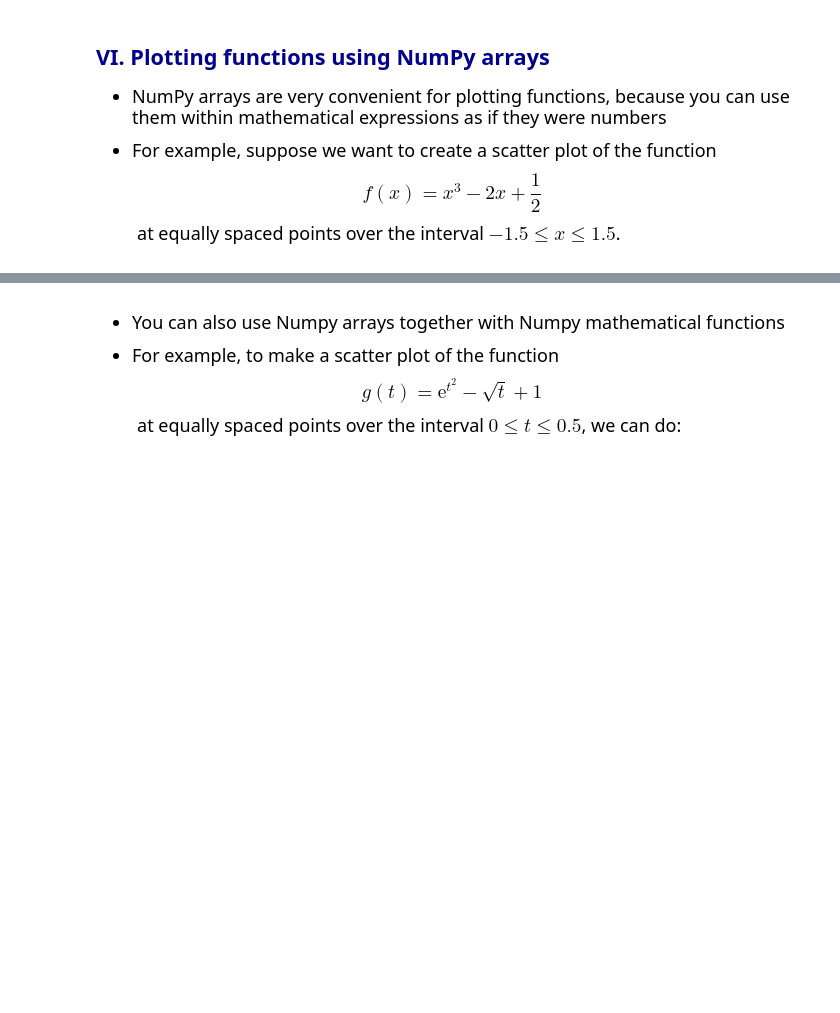
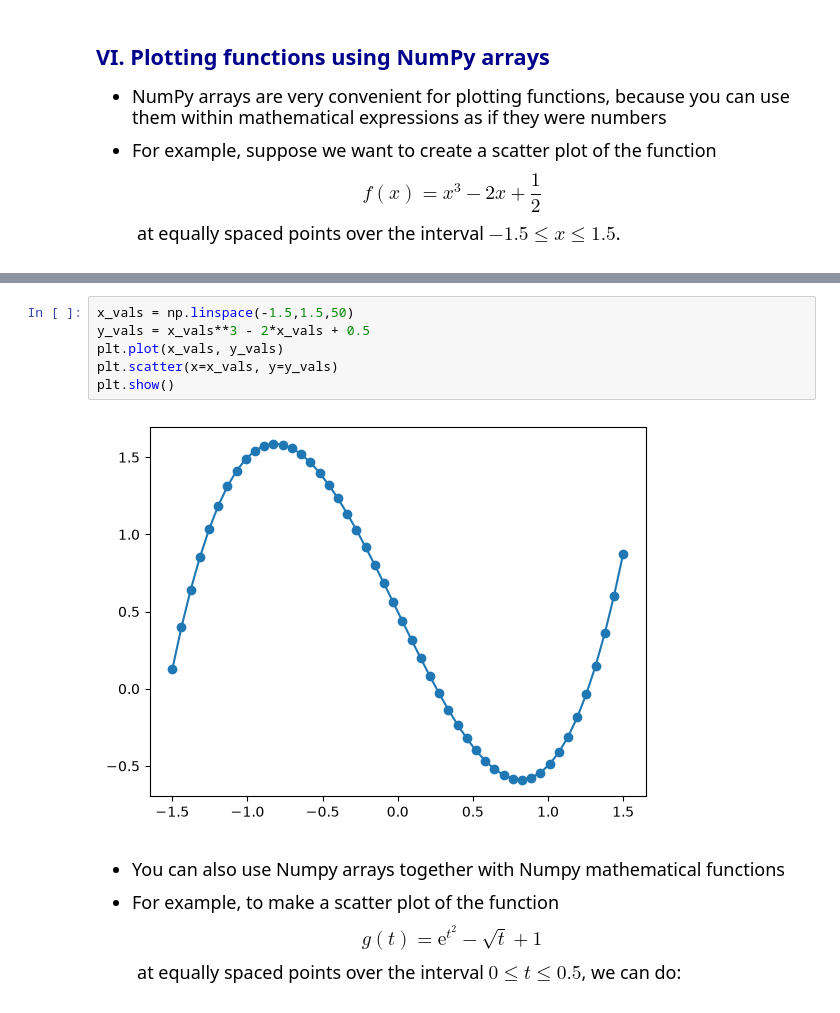
Before and after one commit to J-Kofsky/datasci185fall2026, a Jupyter notebook: Lecture_05_Libraries_and_Specialized_Functions copy/MyCopy_Lecture5.ipynb, the cells around one changed output, grey strips where cells are left out. Saved outputs shown, nothing was run; the diff lists cells and outputs as text; blank space fills up the shorter version.

```diff
--- a/Lecture_05_Libraries_and_Specialized_Functions copy/MyCopy_Lecture5.ipynb
+++ b/Lecture_05_Libraries_and_Specialized_Functions copy/MyCopy_Lecture5.ipynb
@@ -495,3 +541,11 @@ plt.show()
+# %%
+x_vals = np.linspace(-1.5,1.5,50)
+y_vals = x_vals**3 - 2*x_vals + 0.5
+plt.plot(x_vals, y_vals)
+plt.scatter(x=x_vals, y=y_vals)
+plt.show()
+# %% [output]
+[figure, added]
 # %% [markdown]
 <font size = "4">
 
```
Also changed, not shown: parts of 19 cells of this notebook, 7 other files.
